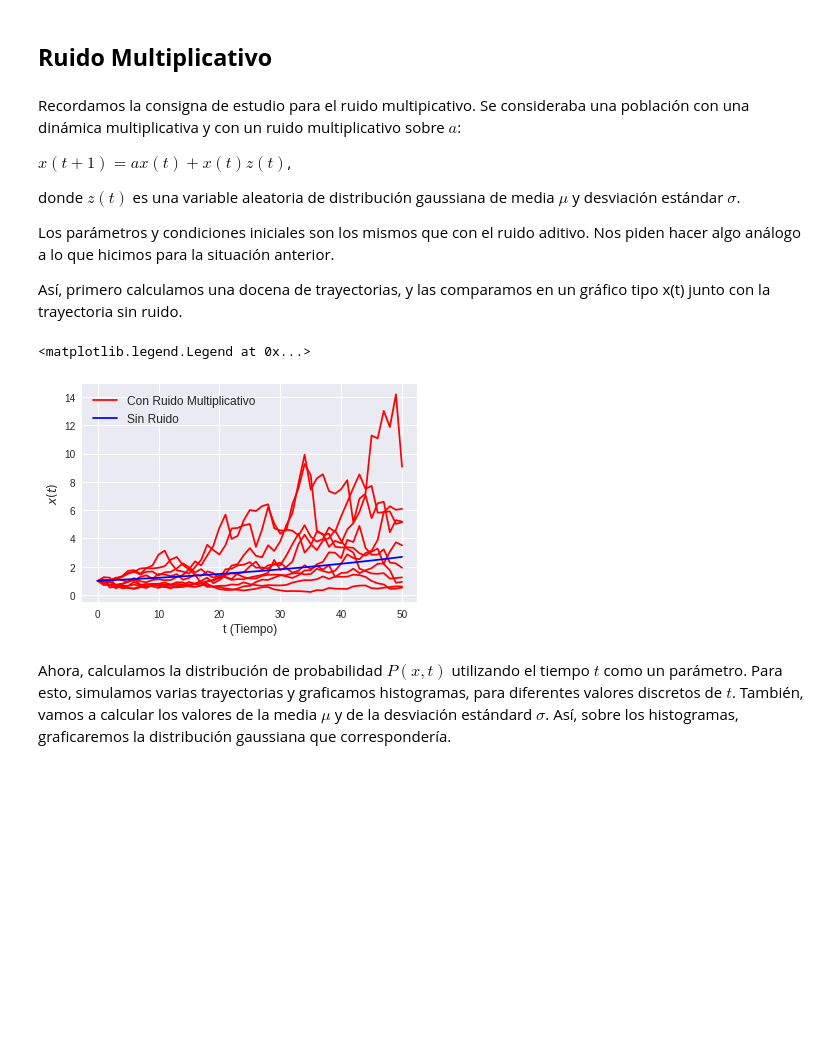
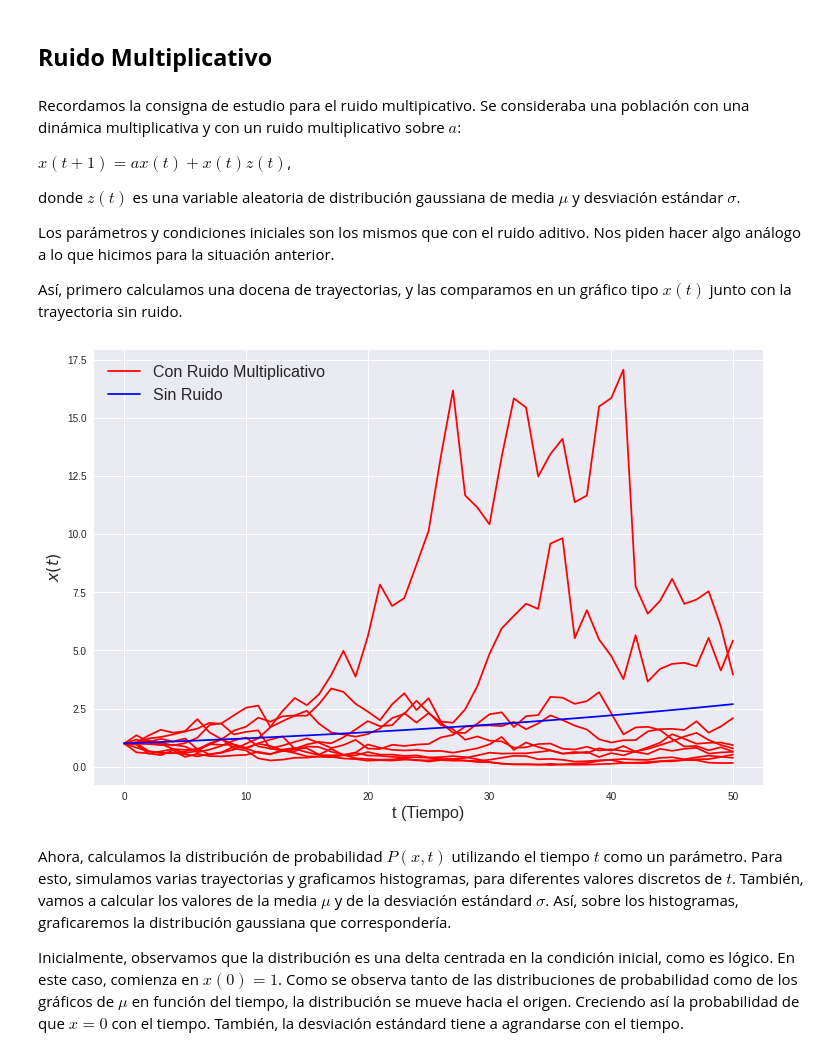
Before and after one commit to denisecammarota/matbio, a Jupyter notebook: tp3/P3_Ej2.ipynb, the cells around one changed output. Cells and saved outputs as stored; diff of their text form; code cells hidden in the pictures; blank space fills up the shorter version.

```diff
--- a/tp3/P3_Ej2.ipynb
+++ b/tp3/P3_Ej2.ipynb
@@ -122,5 +134,5 @@ donde $z(t)$ es una variable aleatoria de distribución gaussiana de media $\mu$
 
 Los parámetros y condiciones iniciales son los mismos que con el ruido aditivo. Nos piden hacer algo análogo a lo que hicimos para la situación anterior.
 
-Así, primero calculamos una docena de trayectorias, y las comparamos en un gráfico tipo x(t) junto con la trayectoria sin ruido.
+Así, primero calculamos una docena de trayectorias, y las comparamos en un gráfico tipo $x(t)$ junto con la trayectoria sin ruido.
 # %%
@@ -138,29 +151,34 @@ def langevin_multiplicative(mean,sigma,xo,a,tf):
     x[i+1] = (a + np.random.normal(mean,sigma))*x[i]
   return x
 # %%
+#@title
 #inicializo con los parámetros que me piden en la guía
 mean = 0
 sigma = 0.2
 xo = 1
 a = 1.02
 tf = 50
 #y ahora me piden una decena de trayectorias
 #también, dibujo la trayectoria sin ruido
 #en gráficos de x(t) para todas las trayectorias
 #primero, grafico la decena de trayectorias con ruido de langevin
+plt.figure(figsize=(12,8))
 for i in range(10):
   if i == 0:
     plt.plot(langevin_multiplicative(mean,sigma,xo,a,tf),'-r',label='Con Ruido Multiplicativo')
   else:
     plt.plot(langevin_multiplicative(mean,sigma,xo,a,tf),'-r')
 #segundo, grafico la trayectoria sin ruido, poniendo mean=sigma=0
 plt.plot(langevin_multiplicative(0,0,xo,a,tf),'-b',label='Sin Ruido')
-plt.xlabel(r't (Tiempo)',fontsize=12)
-plt.ylabel(r'$x(t)$',fontsize=12)
-plt.legend(fontsize=12)
+plt.xlabel(r't (Tiempo)',fontsize=16)
+plt.ylabel(r'$x(t)$',fontsize=16)
+plt.legend(fontsize=16)
+plt.xticks(fontsize=14)
+plt.show()
 # %% [output]
-<matplotlib.legend.Legend at 0x...>
-[figure, old version]
+[figure, new version]
 # %% [markdown]
 Ahora, calculamos la distribución de probabilidad $P(x,t)$ utilizando el tiempo $t$ como un parámetro. Para esto, simulamos varias trayectorias y graficamos histogramas, para diferentes valores discretos de $t$. También, vamos a calcular los valores de la media $\mu$ y de la desviación estándard $\sigma$. Así, sobre los histogramas, graficaremos la distribución gaussiana que correspondería.
+
+Inicialmente, observamos que la distribución es una delta centrada en la condición inicial, como es lógico. En este caso, comienza en $x(0) = 1$. Como se observa tanto de las distribuciones de probabilidad como de los gráficos de $\mu$ en función del tiempo, la distribución se mueve hacia el origen. Creciendo así la probabilidad de que $x=0$ con el tiempo. También, la desviación estándard tiene a agrandarse con el tiempo.
 # %%
```
Also changed, not shown: parts of 12 cells of this notebook.
